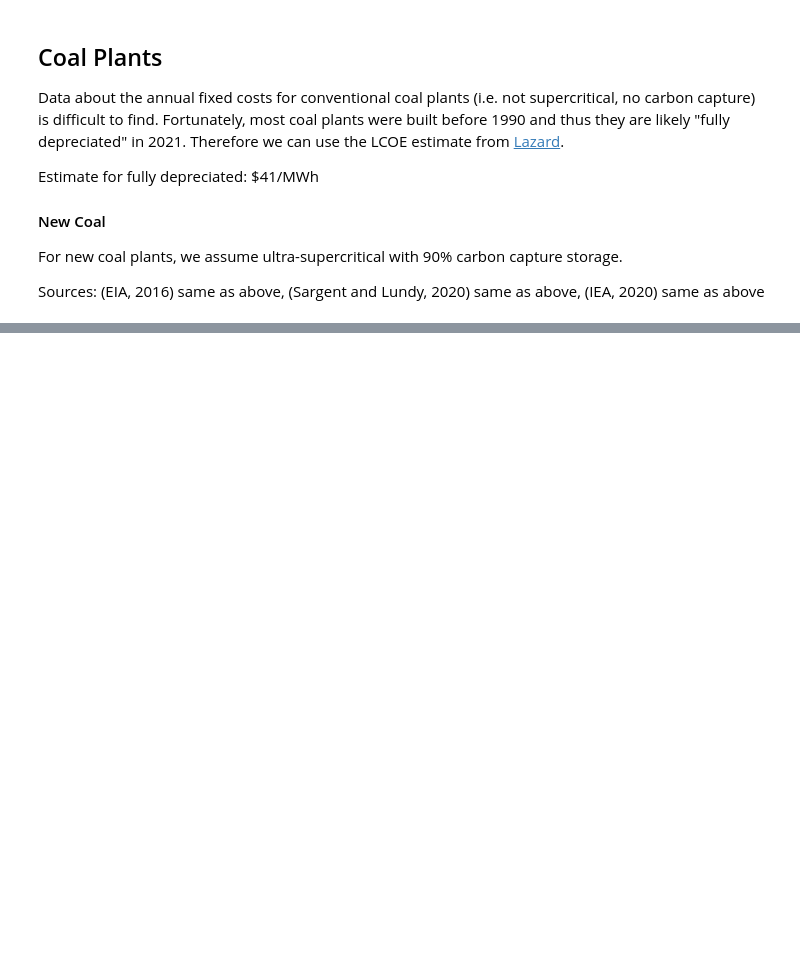
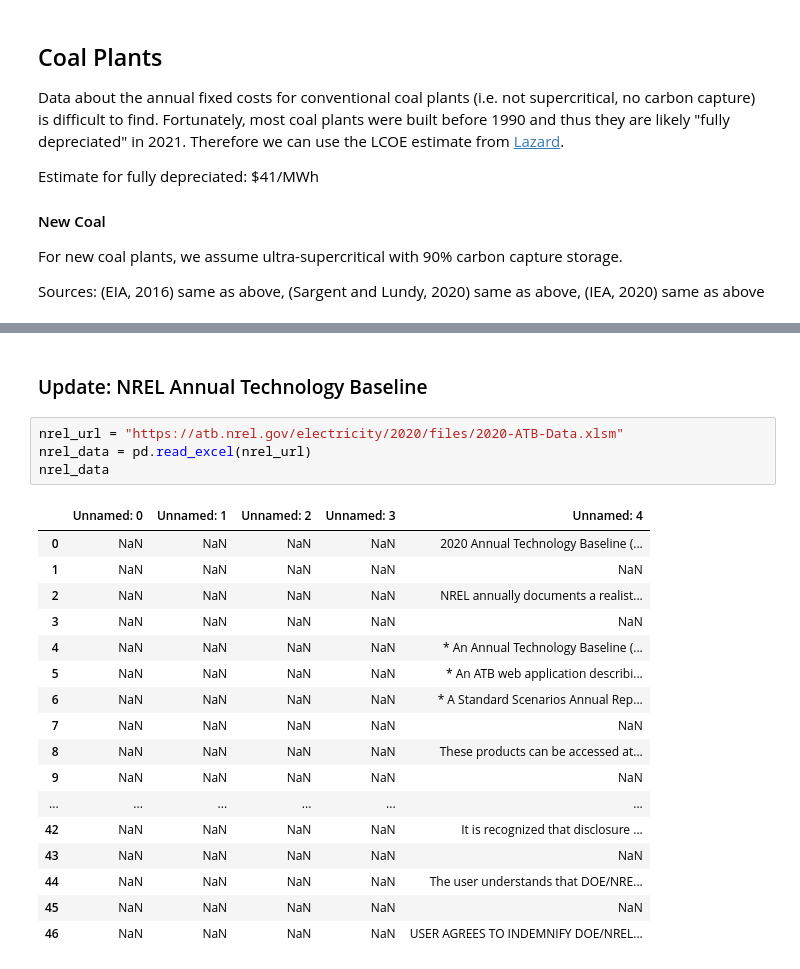
Before and after one commit to arfc/2021-04-nm-illinois, a Jupyter notebook: data/cost_analysis.ipynb, the cells around one changed output, grey strips where cells are left out. Drawn from its saved outputs; the diff is of its cells as text; blank space fills up the shorter version.

```diff
--- a/data/cost_analysis.ipynb
+++ b/data/cost_analysis.ipynb
@@ -394,0 +395,24 @@ Capital Cost: 6.080153410241494; Fixed Cost: nan; Variable Cost: nan
+# %% [markdown]
+### Update: NREL Annual Technology Baseline
+# %%
+nrel_url = "https://atb.nrel.gov/electricity/2020/files/2020-ATB-Data.xlsm"
+nrel_data = pd.read_excel(nrel_url)
+nrel_data
+# %% [output]
+|  | Unnamed: 0 | Unnamed: 1 | Unnamed: 2 | Unnamed: 3 | Unnamed: 4 |
+| 0 | NaN | NaN | NaN | NaN | 2020 Annual Technology Baseline (... |
+| 1 | NaN | NaN | NaN | NaN | NaN |
+| 2 | NaN | NaN | NaN | NaN | NREL annually documents a realist... |
+| 3 | NaN | NaN | NaN | NaN | NaN |
+| 4 | NaN | NaN | NaN | NaN | * An Annual Technology Baseline (... |
+| 5 | NaN | NaN | NaN | NaN | * An ATB web application describi... |
+| 6 | NaN | NaN | NaN | NaN | * A Standard Scenarios Annual Rep... |
+| 7 | NaN | NaN | NaN | NaN | NaN |
+| 8 | NaN | NaN | NaN | NaN | These products can be accessed at... |
+| 9 | NaN | NaN | NaN | NaN | NaN |
+| ... | ... | ... | ... | ... | ... |
+| 42 | NaN | NaN | NaN | NaN | It is recognized that disclosure ... |
+| 43 | NaN | NaN | NaN | NaN | NaN |
+| 44 | NaN | NaN | NaN | NaN | The user understands that DOE/NRE... |
+| 45 | NaN | NaN | NaN | NaN | NaN |
+| 46 | NaN | NaN | NaN | NaN | USER AGREES TO INDEMNIFY DOE/NREL... |
```
Also changed, not shown: parts of 16 cells of this notebook, 2 other files.
